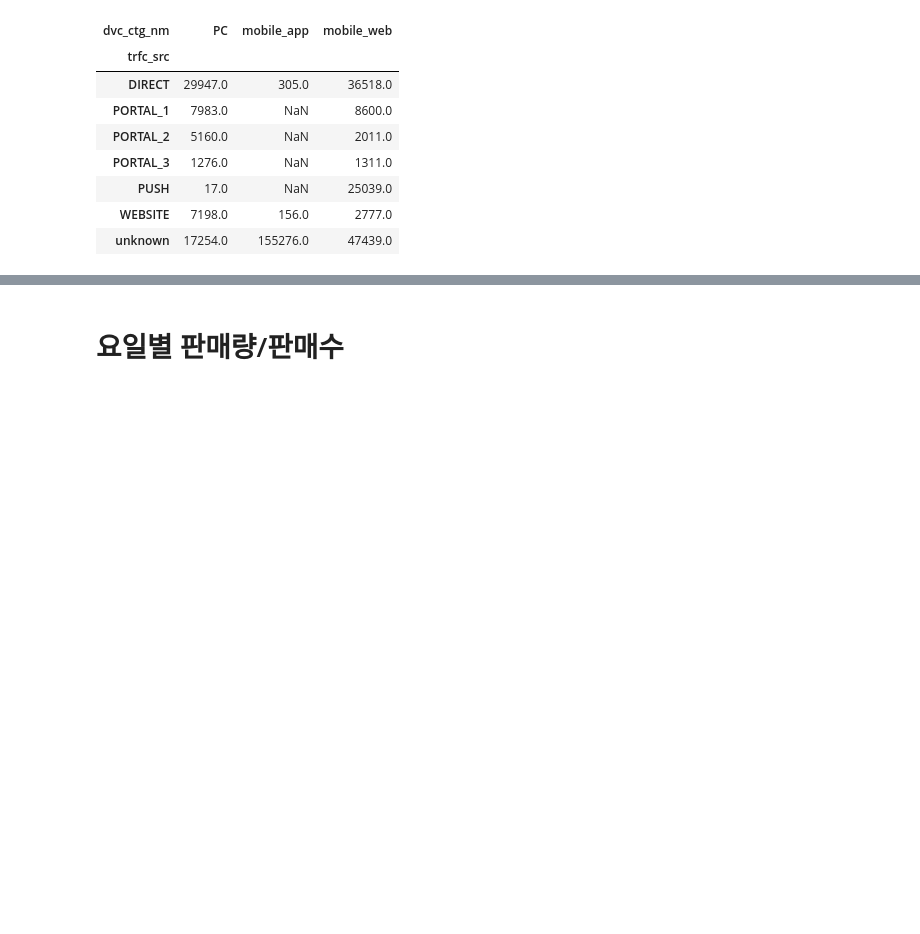
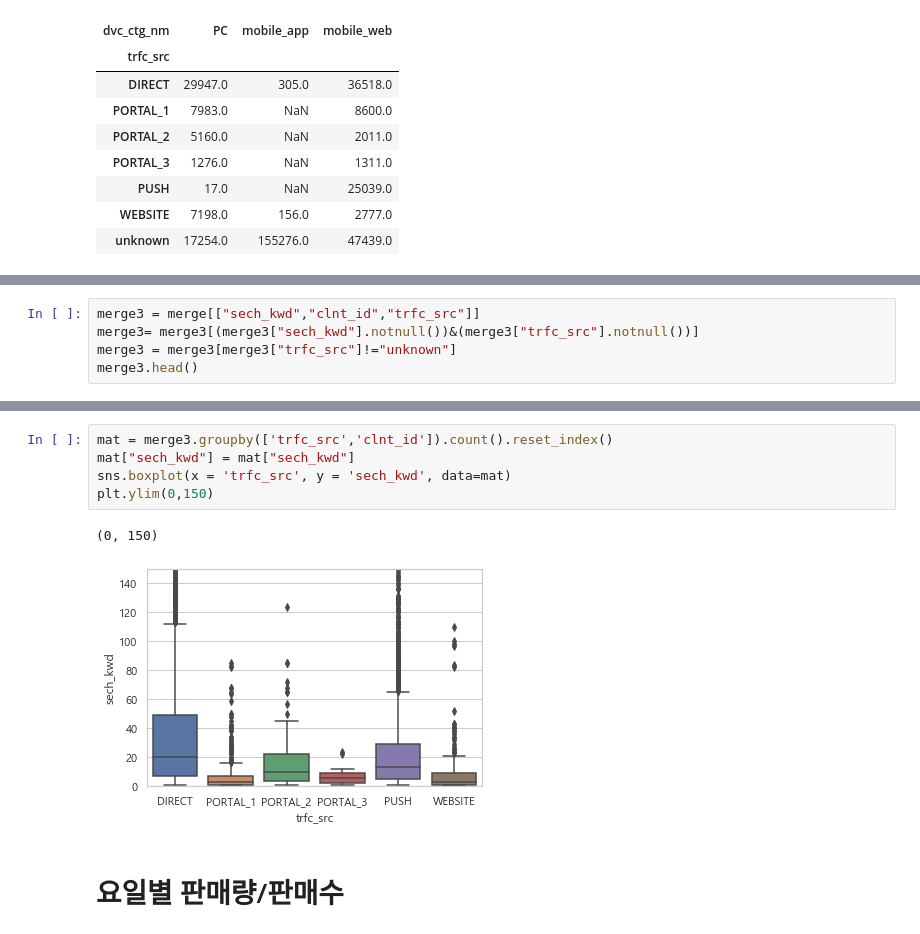
Before and after one commit to GyuYoungCho/Lpoint-Competition, a Jupyter notebook: project/point_cut/EDA.ipynb, the cells around one changed output, grey strips where cells are left out. Cells and saved outputs as stored; diff of their text form; blank space fills up the shorter version.

```diff
--- a/project/point_cut/EDA.ipynb
+++ b/project/point_cut/EDA.ipynb
@@ -97,0 +122,5 @@ oai_pivot
+# %%
+merge3 = merge[["sech_kwd","clnt_id","trfc_src"]]
+merge3= merge3[(merge3["sech_kwd"].notnull())&(merge3["trfc_src"].notnull())]
+merge3 = merge3[merge3["trfc_src"]!="unknown"]
+merge3.head()
@@ -98,3 +134,11 @@ oai_pivot
+# %%
+mat = merge3.groupby(['trfc_src','clnt_id']).count().reset_index()
+mat["sech_kwd"] = mat["sech_kwd"]
+sns.boxplot(x = 'trfc_src', y = 'sech_kwd', data=mat)
+plt.ylim(0,150)
+# %% [output]
+(0, 150)
+[figure, added]
 # %% [markdown]
 # 요일별 판매량/판매수
 # %%
```
Also changed, not shown: parts of 17 cells of this notebook, 7 other files.
